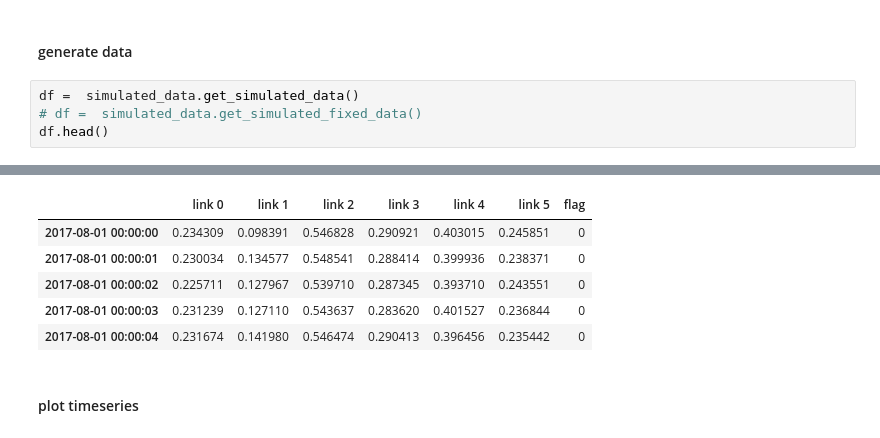
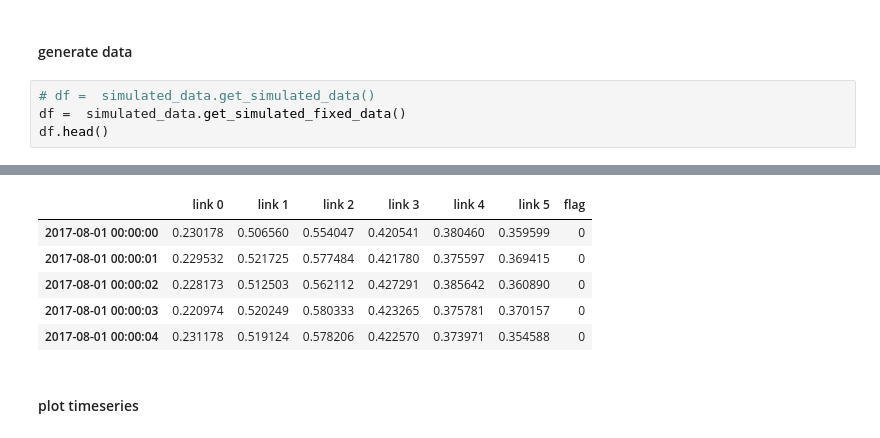
Before and after one commit to ATLAS-Analytics/AnalyticsNotebooks, a Jupyter notebook: Ilija/Anomaly detection in Perfsonar data/BDT/TestingBDTonSimulatedData.ipynb, the cells around one changed output, grey strips where cells are left out. Saved outputs shown, nothing was run; the diff lists cells and outputs as text.

```diff
--- a/Ilija/Anomaly detection in Perfsonar data/BDT/TestingBDTonSimulatedData.ipynb
+++ b/Ilija/Anomaly detection in Perfsonar data/BDT/TestingBDTonSimulatedData.ipynb
@@ -35,7 +35,7 @@ window = 24
 # %% [markdown]
 #### generate data
 # %%
-df =  simulated_data.get_simulated_data()
-# df =  simulated_data.get_simulated_fixed_data()
+# df =  simulated_data.get_simulated_data()
+df =  simulated_data.get_simulated_fixed_data()
 df.head()
 # %% [output]
@@ -48,9 +50,9 @@ affected: [3 1] 2017-08-03 19:20:06 2017-08-03 20:17:46
 |  | link 0 | link 1 | link 2 | link 3 | link 4 | link 5 | flag |
-| 2017-08-01 00:00:00 | 0.234309 | 0.098391 | 0.546828 | 0.290921 | 0.403015 | 0.245851 | 0 |
-| 2017-08-01 00:00:01 | 0.230034 | 0.134577 | 0.548541 | 0.288414 | 0.399936 | 0.238371 | 0 |
-| 2017-08-01 00:00:02 | 0.225711 | 0.127967 | 0.539710 | 0.287345 | 0.393710 | 0.243551 | 0 |
-| 2017-08-01 00:00:03 | 0.231239 | 0.127110 | 0.543637 | 0.283620 | 0.401527 | 0.236844 | 0 |
-| 2017-08-01 00:00:04 | 0.231674 | 0.141980 | 0.546474 | 0.290413 | 0.396456 | 0.235442 | 0 |
+| 2017-08-01 00:00:00 | 0.230178 | 0.506560 | 0.554047 | 0.420541 | 0.380460 | 0.359599 | 0 |
+| 2017-08-01 00:00:01 | 0.229532 | 0.521725 | 0.577484 | 0.421780 | 0.375597 | 0.369415 | 0 |
+| 2017-08-01 00:00:02 | 0.228173 | 0.512503 | 0.562112 | 0.427291 | 0.385642 | 0.360890 | 0 |
+| 2017-08-01 00:00:03 | 0.220974 | 0.520249 | 0.580333 | 0.423265 | 0.375781 | 0.370157 | 0 |
+| 2017-08-01 00:00:04 | 0.231178 | 0.519124 | 0.578206 | 0.422570 | 0.373971 | 0.354588 | 0 |
 # %% [markdown]
 #### plot timeseries
 # %%
```
Also changed, not shown: parts of 5 cells of this notebook, 25 other files.
